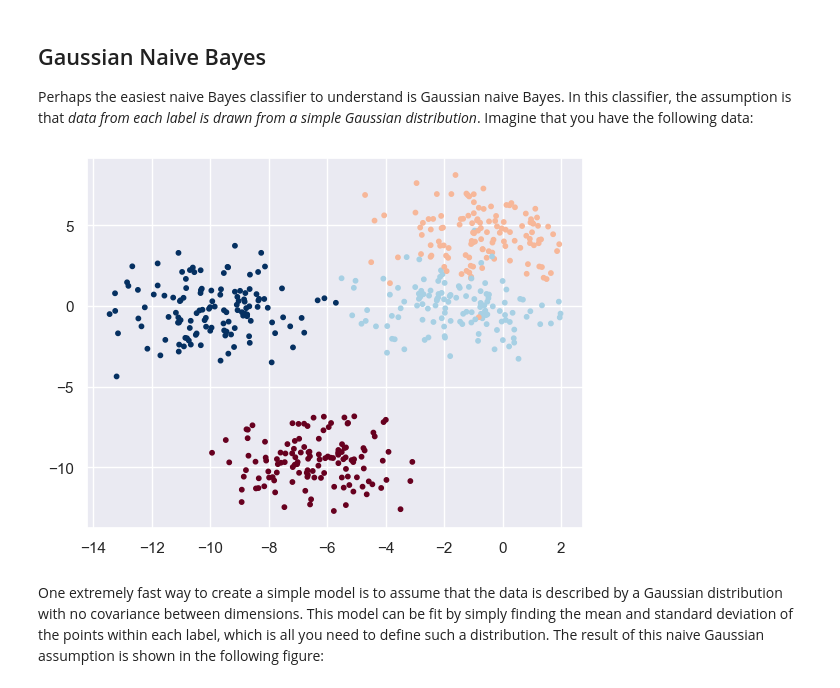
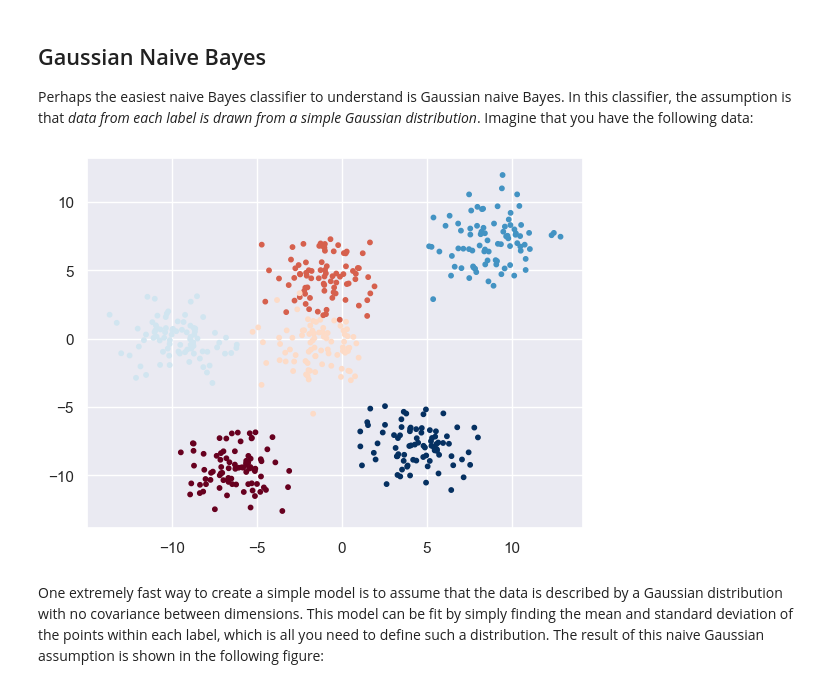
Before and after one commit to SamCull/DataScience, a Jupyter notebook: Notebooks/Naive-Bayes.ipynb, the cells around one changed output. Saved outputs shown, nothing was run; the diff lists cells and outputs as text; code cells hidden in the pictures.

```diff
--- a/Notebooks/Naive-Bayes.ipynb
+++ b/Notebooks/Naive-Bayes.ipynb
@@ -107,10 +196,10 @@ In this classifier, the assumption is that *data from each label is drawn from a
 Imagine that you have the following data:
 # %%
 from sklearn.datasets import make_blobs
-X, y = make_blobs(500, 2, centers=4, random_state=11, cluster_std=1.5)
+X, y = make_blobs(500, 2, centers=6, random_state=11, cluster_std=1.5)
 plt.scatter(X[:, 0], X[:, 1], c=y, s=10, cmap='RdBu');
 # %% [output]
-[figure, old version]
+[figure, new version]
 # %% [markdown]
 One extremely fast way to create a simple model is to assume that the data is described by a Gaussian distribution with no covariance between dimensions.
 This model can be fit by simply finding the mean and standard deviation of the points within each label, which is all you need to define such a distribution.
```
Also changed, not shown: parts of 16 cells of this notebook.
